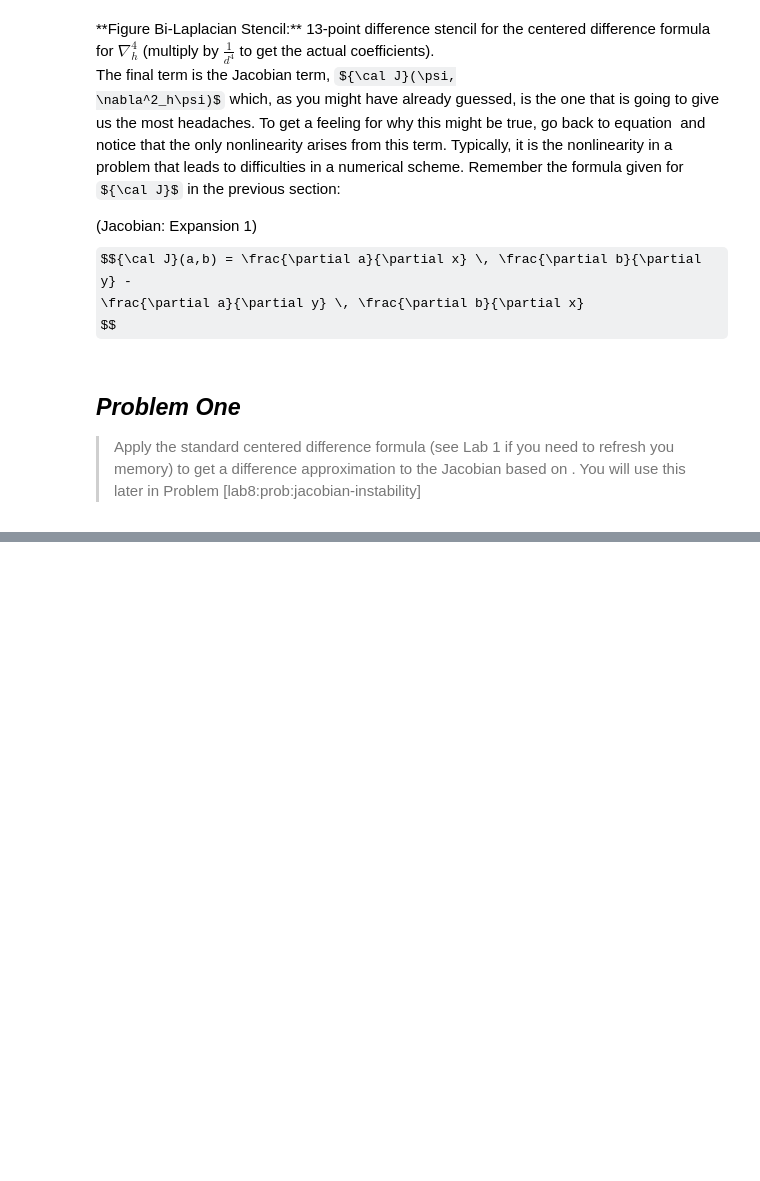
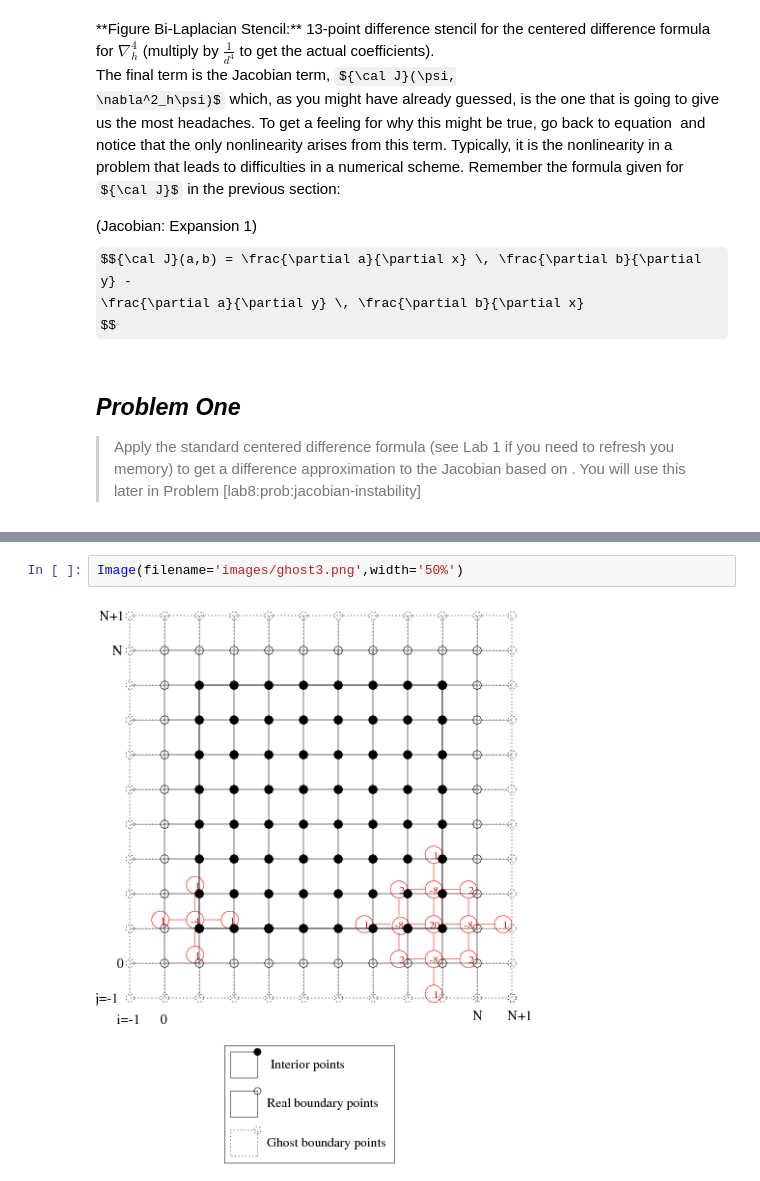
Before and after one commit to timothya87/numeric, a Jupyter notebook: lab8/Lab_8.ipynb, the cells around one changed output, grey strips where cells are left out. Drawn from its saved outputs; the diff is of its cells as text; some formulas as TeX source; blank space fills up the shorter version.

```diff
--- a/lab8/Lab_8.ipynb
+++ b/lab8/Lab_8.ipynb
@@ -584,0 +623,4 @@ do the following two quizzes …
+# %%
+Image(filename='images/ghost3.png',width='50%')
+# %% [output]
+[figure, added]
```
Also changed, not shown: parts of 5 cells of this notebook, 2 other files.
